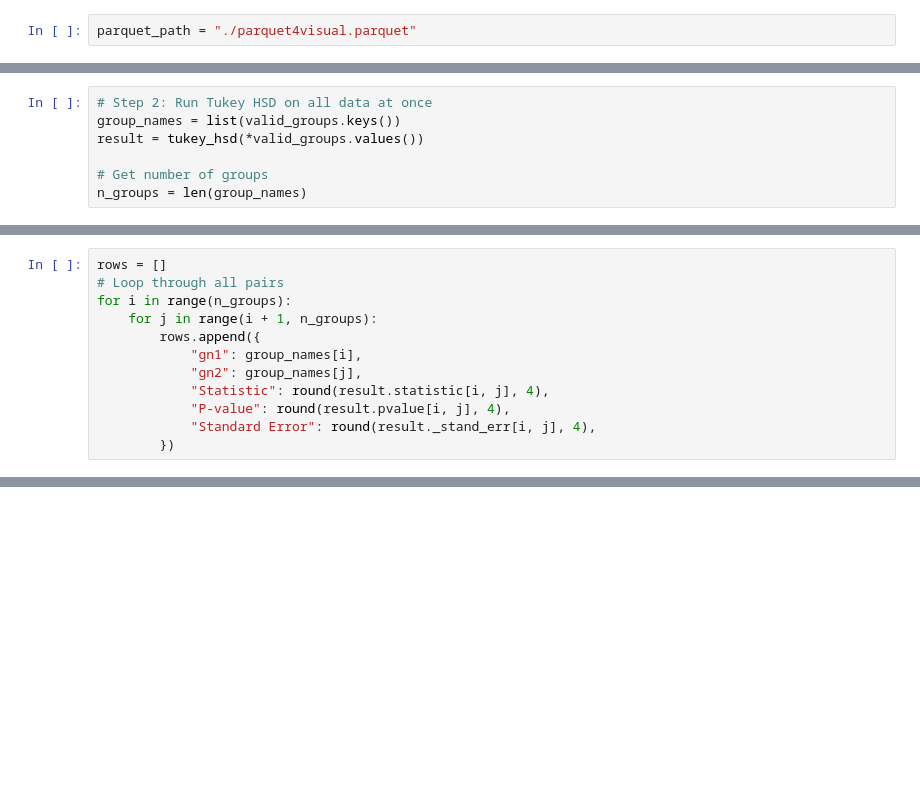
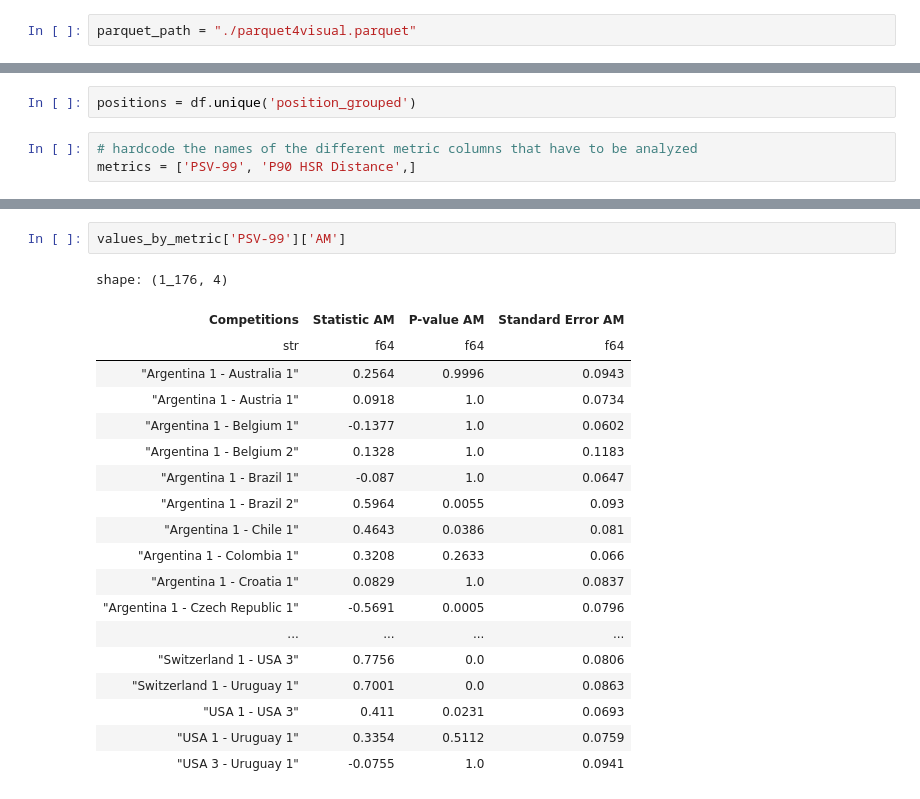
Before and after one commit to ihosten/internship_club_brugge, a Jupyter notebook: start_project/statistical_testing_competitions.ipynb, the cells around one changed output, grey strips where cells are left out. Saved outputs shown, nothing was run; the diff lists cells and outputs as text; blank space fills up the shorter version.

```diff
--- a/start_project/statistical_testing_competitions.ipynb
+++ b/start_project/statistical_testing_competitions.ipynb
@@ -132,7 +51,0 @@ Ecuador 1 vs South Africa 1:
-# %%
-# Step 2: Run Tukey HSD on all data at once
-group_names = list(valid_groups.keys())
-result = tukey_hsd(*valid_groups.values())
-
-# Get number of groups
-n_groups = len(group_names)
@@ -141,12 +51,0 @@ n_groups = len(group_names)
-# %%
-rows = []
-# Loop through all pairs
-for i in range(n_groups):
-    for j in range(i + 1, n_groups):
-        rows.append({
-            "gn1": group_names[i],
-            "gn2": group_names[j],
-            "Statistic": round(result.statistic[i, j], 4),
-            "P-value": round(result.pvalue[i, j], 4),
-            "Standard Error": round(result._stand_err[i, j], 4),
-        })
@@ -174,0 +52,5 @@ shape: (1_176, 5)
+# %%
+positions = df.unique('position_grouped')
+# %%
+# hardcode the names of the different metric columns that have to be analyzed
+metrics = ['PSV-99', 'P90 HSR Distance',]
@@ -174,0 +128,22 @@ shape: (1_176, 5)
+# %%
+values_by_metric['PSV-99']['AM']
+# %% [output]
+shape: (1_176, 4)
+| Competitions | Statistic AM | P-value AM | Standard Error AM |
+| str | f64 | f64 | f64 |
+| "Argentina 1 - Australia 1" | 0.2564 | 0.9996 | 0.0943 |
+| "Argentina 1 - Austria 1" | 0.0918 | 1.0 | 0.0734 |
+| "Argentina 1 - Belgium 1" | -0.1377 | 1.0 | 0.0602 |
+| "Argentina 1 - Belgium 2" | 0.1328 | 1.0 | 0.1183 |
+| "Argentina 1 - Brazil 1" | -0.087 | 1.0 | 0.0647 |
+| "Argentina 1 - Brazil 2" | 0.5964 | 0.0055 | 0.093 |
+| "Argentina 1 - Chile 1" | 0.4643 | 0.0386 | 0.081 |
+| "Argentina 1 - Colombia 1" | 0.3208 | 0.2633 | 0.066 |
+| "Argentina 1 - Croatia 1" | 0.0829 | 1.0 | 0.0837 |
+| "Argentina 1 - Czech Republic 1" | -0.5691 | 0.0005 | 0.0796 |
+| ... | ... | ... | ... |
+| "Switzerland 1 - USA 3" | 0.7756 | 0.0 | 0.0806 |
+| "Switzerland 1 - Uruguay 1" | 0.7001 | 0.0 | 0.0863 |
+| "USA 1 - USA 3" | 0.411 | 0.0231 | 0.0693 |
+| "USA 1 - Uruguay 1" | 0.3354 | 0.5112 | 0.0759 |
+| "USA 3 - Uruguay 1" | -0.0755 | 1.0 | 0.0941 |
```
Also changed, not shown: parts of 24 cells of this notebook, 5 other files.
